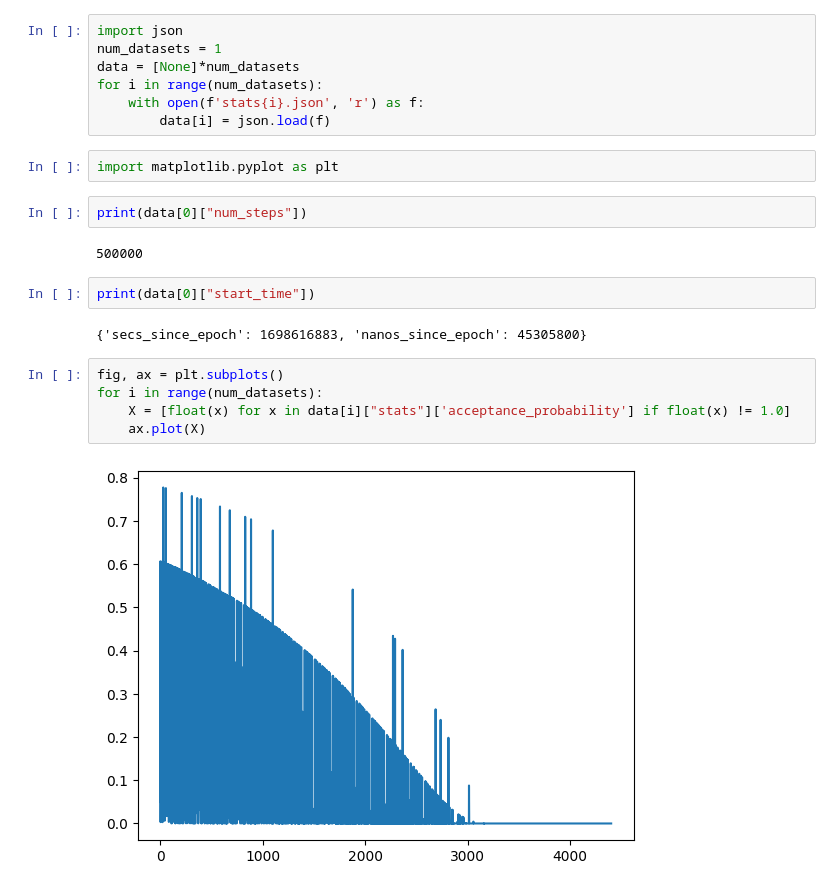
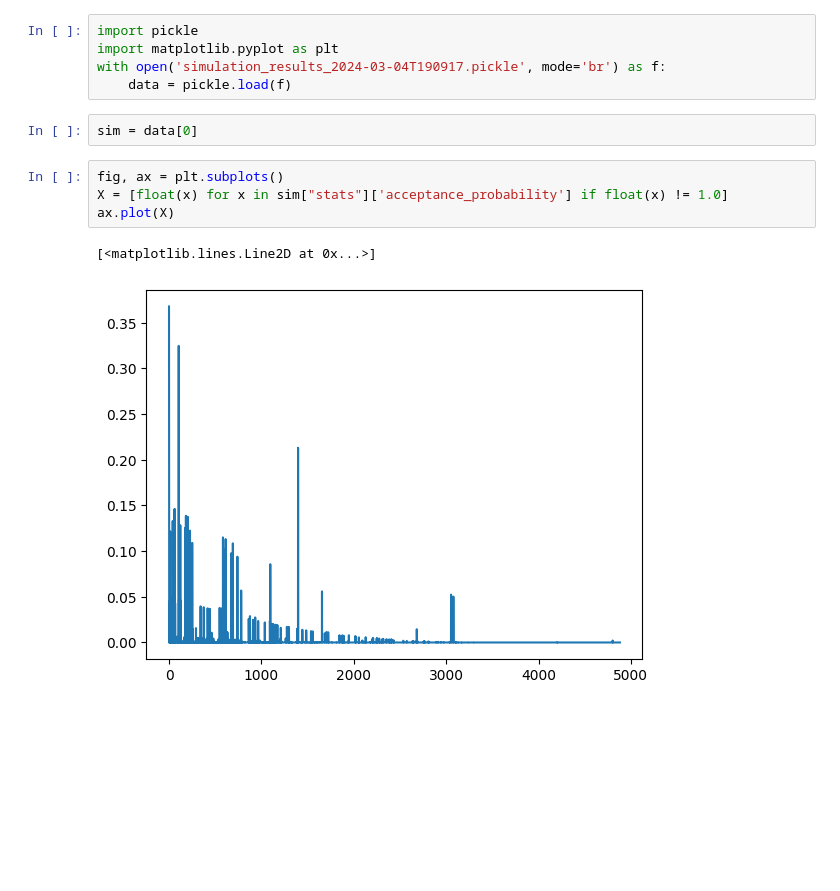
Before and after one commit to skrobchik/calenda-rs, a Jupyter notebook: analysis.ipynb, the cells around one changed output. Cells and saved outputs as stored; diff of their text form; blank space fills up the shorter version.

```diff
--- a/analysis.ipynb
+++ b/analysis.ipynb
@@ -1,26 +1,16 @@
-# %%
-import json
-num_datasets = 1
-data = [None]*num_datasets
-for i in range(num_datasets):
-    with open(f'stats{i}.json', 'r') as f:
-        data[i] = json.load(f)
-# %%
-import matplotlib.pyplot as plt
+# %%
+import pickle
+import matplotlib.pyplot as plt
+with open('simulation_results_2024-03-04T190917.pickle', mode='br') as f:
+    data = pickle.load(f)
 # %%
-print(data[0]["num_steps"])
+sim = data[0]
-# %% [output]
-500000
-# %%
-print(data[0]["start_time"])
-# %% [output]
-{'secs_since_epoch': 1698616883, 'nanos_since_epoch': 45305800}
 # %%
 fig, ax = plt.subplots()
-for i in range(num_datasets):
-    X = [float(x) for x in data[i]["stats"]['acceptance_probability'] if float(x) != 1.0]
-    ax.plot(X)
+X = [float(x) for x in sim["stats"]['acceptance_probability'] if float(x) != 1.0]
+ax.plot(X)
 # %% [output]
+[<matplotlib.lines.Line2D at 0x...>]
-[figure, old version]
+[figure, new version]
 # %%
 fig, ax = plt.subplots()
```
Also changed, not shown: parts of 5 cells of this notebook, 1 other file.
